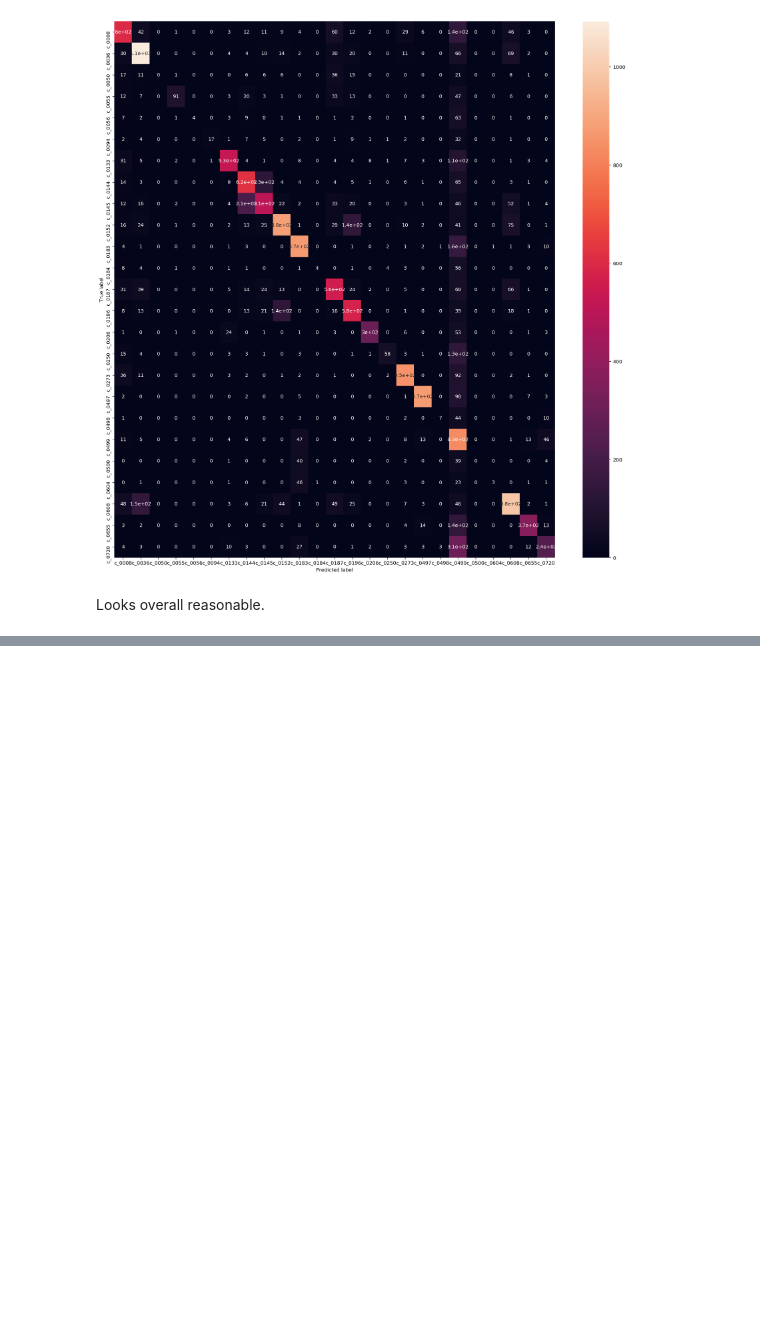
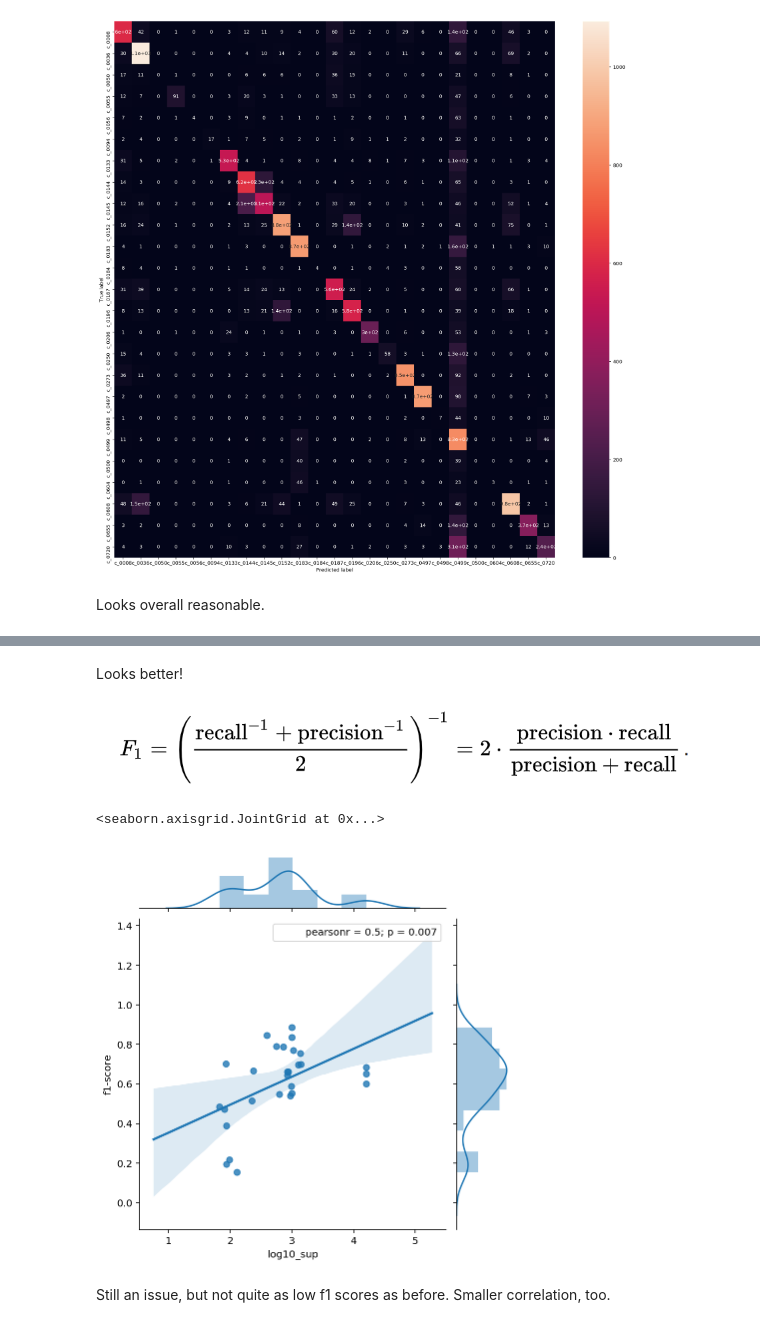
Before and after one commit to GYANTINC/ehr_dx, a Jupyter notebook: notebooks/3_Fit_Models.ipynb, the cells around one changed output, grey strips where cells are left out. Cells and saved outputs as stored; diff of their text form; code cells hidden in the pictures; blank space fills up the shorter version.

```diff
--- a/notebooks/3_Fit_Models.ipynb
+++ b/notebooks/3_Fit_Models.ipynb
@@ -338,0 +480,12 @@ Looks overall reasonable.
+# %% [markdown]
+Looks better!
+# %% [markdown]
+![image.png](attachment:image.png)
+# %%
+j = sns.jointplot(data=class_rep.T.assign(log10_sup= lambda row: np.log10(row.support)), x='log10_sup', y='f1-score', kind='reg')
+j.annotate(scipy.stats.pearsonr)
+# %% [output]
+<seaborn.axisgrid.JointGrid at 0x...>
+[figure, added]
+# %% [markdown]
+Still an issue, but not quite as low f1 scores as before. Smaller correlation, too.
```
Also changed, not shown: parts of 24 cells of this notebook.
